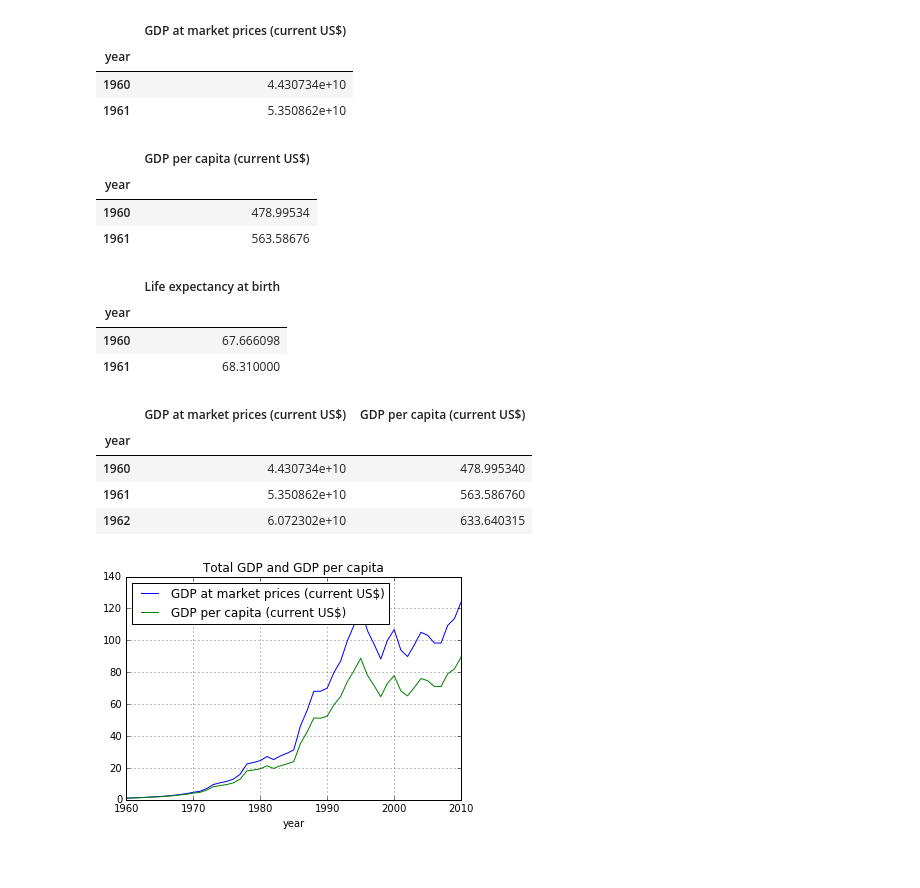
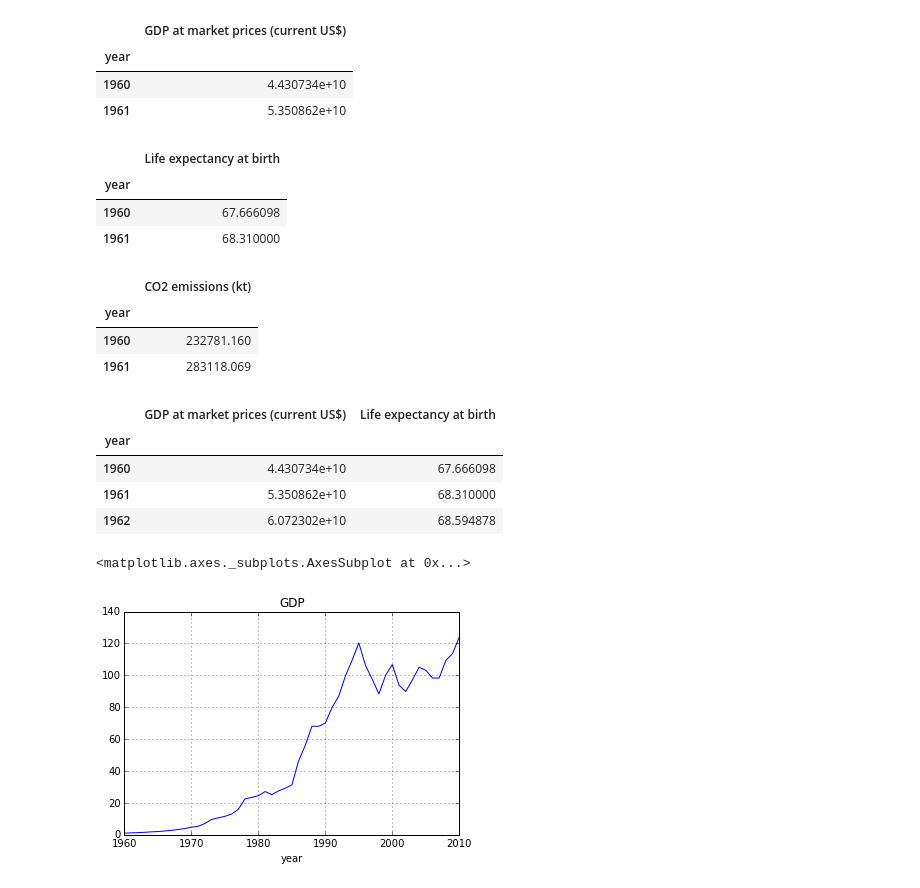
Before and after one commit to taneaki/6-13-sub, a Jupyter notebook: Pandas correlation.ipynb, the cells around one changed output. Cells and saved outputs as stored; diff of their text form; code cells hidden in the pictures.

```diff
--- a/Pandas correlation.ipynb
+++ b/Pandas correlation.ipynb
@@ -18,42 +22,40 @@ f.head(2)
 | 1960 | 4.430734e+10 |
 | 1961 | 5.350862e+10 |
 # %%
-f2 = wb.download(indicator='NY.GDP.PCAP.CD', country=['JP'],
+f2 = wb.download(indicator='SP.DYN.LE00.IN', country=['JP'],
                 start=1960, end=2010)
 f2 = f2.unstack(level=0)
-f2.columns = ['GDP per capita (current US$)']
+f2.columns = ['Life expectancy at birth']
 f2.head(2)
 # %% [output]
-|  | GDP per capita (current US$) |
+|  | Life expectancy at birth |
 | year |  |
-| 1960 | 478.99534 |
-| 1961 | 563.58676 |
+| 1960 | 67.666098 |
+| 1961 | 68.310000 |
 # %%
-f3 = wb.download(indicator='SP.DYN.LE00.IN', country=['JP'],
+f3 = wb.download(indicator='EN.ATM.CO2E.KT', country=['JP'],
                 start=1960, end=2010)
 f3 = f3.unstack(level=0)
-f3.columns = ['Life expectancy at birth']
+f3.columns = ['CO2 emissions (kt)']
 f3.head(2)
 # %% [output]
-|  | Life expectancy at birth |
+|  | CO2 emissions (kt) |
 | year |  |
-| 1960 | 67.666098 |
-| 1961 | 68.310000 |
+| 1960 | 232781.160 |
+| 1961 | 283118.069 |
 # %%
 f4 = pd.concat([f, f2], axis=1)
 f4.head(3)
 # %% [output]
-|  | GDP at market prices (current US$) | GDP per capita (current US$) |
+|  | GDP at market prices (current US$) | Life expectancy at birth |
 | year |  |  |
-| 1960 | 4.430734e+10 | 478.995340 |
-| 1961 | 5.350862e+10 | 563.586760 |
-| 1962 | 6.072302e+10 | 633.640315 |
+| 1960 | 4.430734e+10 | 67.666098 |
+| 1961 | 5.350862e+10 | 68.310000 |
+| 1962 | 6.072302e+10 | 68.594878 |
 # %%
 import matplotlib.pyplot as plt
 # %%
-f4['GDP at market prices (current US$)'] /= f4['GDP at market prices (current US$)'][0]
-f4['GDP per capita (current US$)'] /= f4['GDP per capita (current US$)'][0]
-f4.plot(title='Total GDP and GDP per capita', grid=True)
-plt.show()
+f4['GDP at market prices (current US$)'].plot(title='GDP', grid=True)
 # %% [output]
+<matplotlib.axes._subplots.AxesSubplot at 0x...>
-[figure, old version]
+[figure, new version]
```
Also changed, not shown: parts of 10 cells of this notebook, 1 other file.
